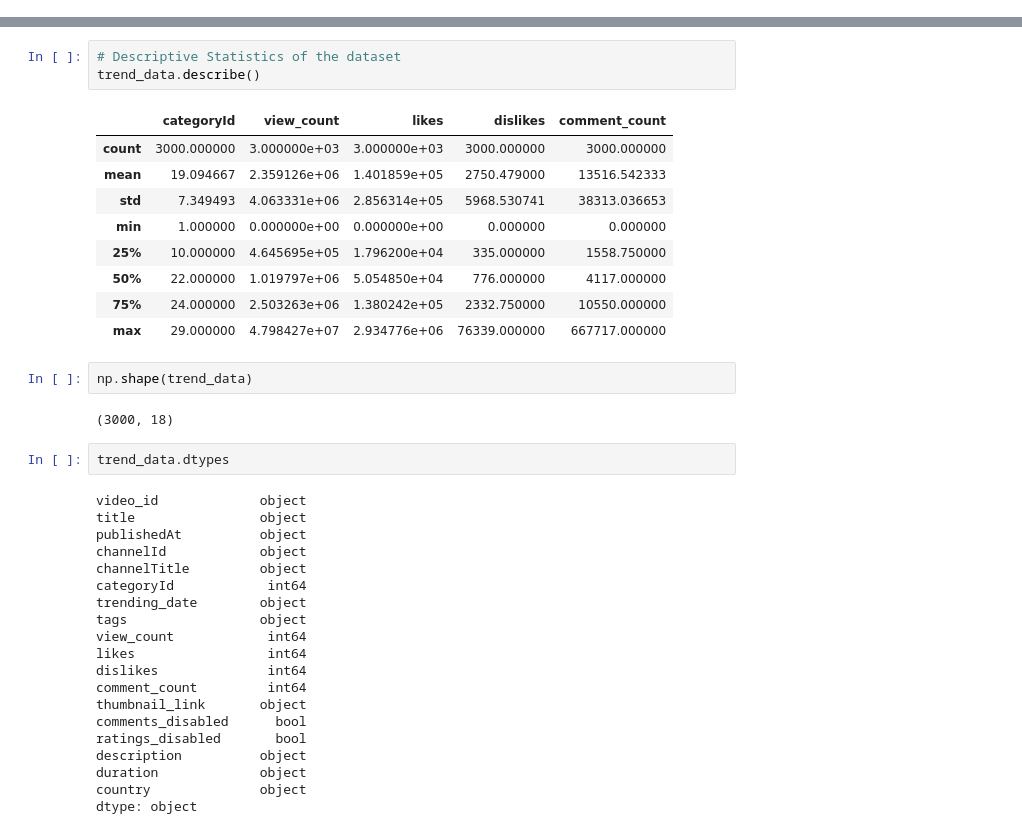
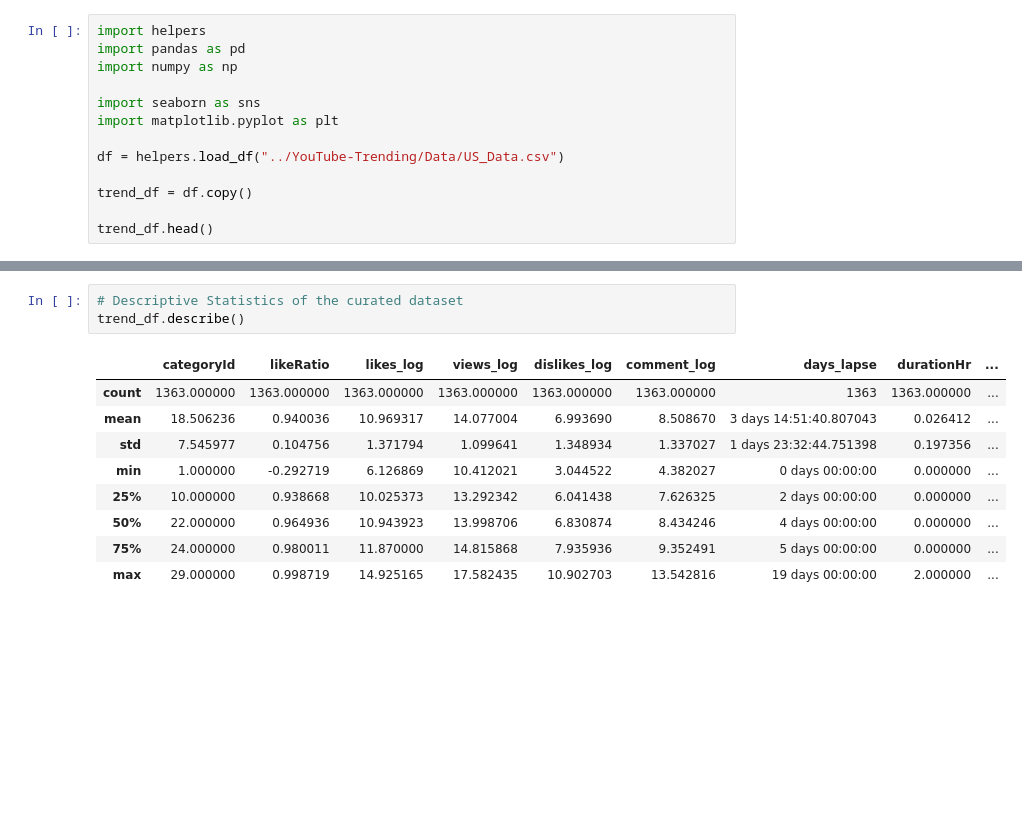
Before and after one commit to nickrwu/YouTube-Trending, a Jupyter notebook: yt-analysis.ipynb, the cells around one changed output, grey strips where cells are left out. Saved outputs shown, nothing was run; the diff lists cells and outputs as text; blank space fills up the shorter version.

```diff
--- a/yt-analysis.ipynb
+++ b/yt-analysis.ipynb
@@ -17,0 +21,13 @@ Goal:
+# %%
+import helpers
+import pandas as pd
+import numpy as np
+
+import seaborn as sns
+import matplotlib.pyplot as plt
+
+df = helpers.load_df("../YouTube-Trending/Data/US_Data.csv")
+
+trend_df = df.copy()
+
+trend_df.head()
@@ -43,39 +106,13 @@ trend_data.head()
 # %%
-# Descriptive Statistics of the dataset
-trend_data.describe()
+# Descriptive Statistics of the curated dataset
+trend_df.describe()
 # %% [output]
-|  | categoryId | view_count | likes | dislikes | comment_count |
-| count | 3000.000000 | 3.000000e+03 | 3.000000e+03 | 3000.000000 | 3000.000000 |
-| mean | 19.094667 | 2.359126e+06 | 1.401859e+05 | 2750.479000 | 13516.542333 |
-| std | 7.349493 | 4.063331e+06 | 2.856314e+05 | 5968.530741 | 38313.036653 |
-| min | 1.000000 | 0.000000e+00 | 0.000000e+00 | 0.000000 | 0.000000 |
-| 25% | 10.000000 | 4.645695e+05 | 1.796200e+04 | 335.000000 | 1558.750000 |
-| 50% | 22.000000 | 1.019797e+06 | 5.054850e+04 | 776.000000 | 4117.000000 |
-| 75% | 24.000000 | 2.503263e+06 | 1.380242e+05 | 2332.750000 | 10550.000000 |
-| max | 29.000000 | 4.798427e+07 | 2.934776e+06 | 76339.000000 | 667717.000000 |
+|  | categoryId | likeRatio | likes_log | views_log | dislikes_log | comment_log | days_lapse | durationHr | ... |
+| count | 1363.000000 | 1363.000000 | 1363.000000 | 1363.000000 | 1363.000000 | 1363.000000 | 1363 | 1363.000000 | ... |
+| mean | 18.506236 | 0.940036 | 10.969317 | 14.077004 | 6.993690 | 8.508670 | 3 days 14:51:40.807043 | 0.026412 | ... |
+| std | 7.545977 | 0.104756 | 1.371794 | 1.099641 | 1.348934 | 1.337027 | 1 days 23:32:44.751398 | 0.197356 | ... |
+| min | 1.000000 | -0.292719 | 6.126869 | 10.412021 | 3.044522 | 4.382027 | 0 days 00:00:00 | 0.000000 | ... |
+| 25% | 10.000000 | 0.938668 | 10.025373 | 13.292342 | 6.041438 | 7.626325 | 2 days 00:00:00 | 0.000000 | ... |
+| 50% | 22.000000 | 0.964936 | 10.943923 | 13.998706 | 6.830874 | 8.434246 | 4 days 00:00:00 | 0.000000 | ... |
+| 75% | 24.000000 | 0.980011 | 11.870000 | 14.815868 | 7.935936 | 9.352491 | 5 days 00:00:00 | 0.000000 | ... |
+| max | 29.000000 | 0.998719 | 14.925165 | 17.582435 | 10.902703 | 13.542816 | 19 days 00:00:00 | 2.000000 | ... |
-# %%
-np.shape(trend_data)
-# %% [output]
-(3000, 18)
-# %%
-trend_data.dtypes
-# %% [output]
-video_id             object
-title                object
-publishedAt          object
-channelId            object
-channelTitle         object
-categoryId            int64
-trending_date        object
-tags                 object
-view_count            int64
-likes                 int64
-dislikes              int64
-comment_count         int64
-thumbnail_link       object
-comments_disabled      bool
-ratings_disabled       bool
-description          object
-duration             object
-country              object
-dtype: object
```
Also changed, not shown: parts of 23 cells of this notebook, 1 other file.
